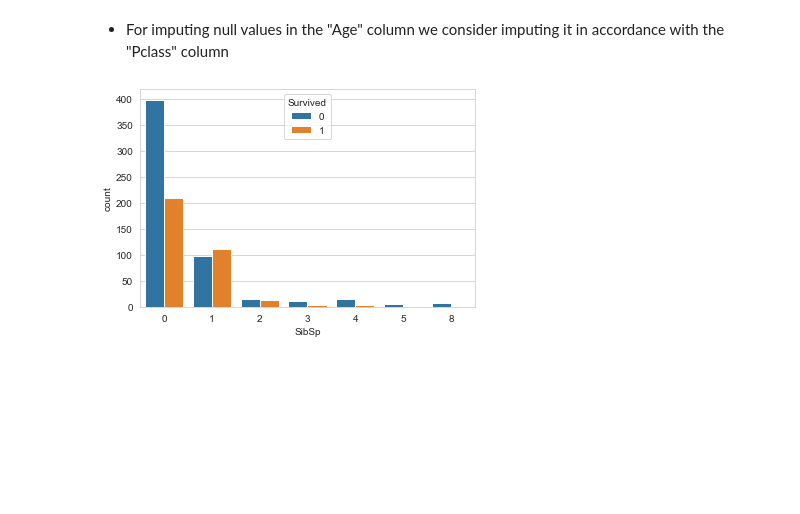
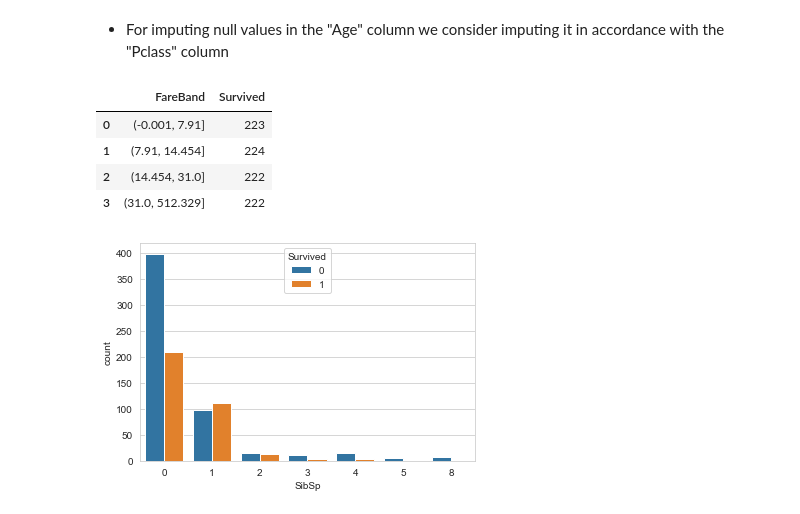
Before and after one commit to ajinkyad92/Machine_Learning_101, a Jupyter notebook: Titanic_Prediction.ipynb, the cells around one changed output. Cells and saved outputs as stored; diff of their text form; code cells hidden in the pictures; blank space fills up the shorter version.

```diff
--- a/Titanic_Prediction.ipynb
+++ b/Titanic_Prediction.ipynb
@@ -126,6 +125,15 @@ plt.show()
 [figure]
 # %% [markdown]
 - For imputing null values in the "Age" column we consider imputing it in accordance with the "Pclass" column
+# %%
+train['FareBand'] = pd.qcut(train['Fare'], 4)
+train[['FareBand', 'Survived']].groupby(['FareBand'], as_index=False).count()
+# %% [output]
+|  | FareBand | Survived |
+| 0 | (-0.001, 7.91] | 223 |
+| 1 | (7.91, 14.454] | 224 |
+| 2 | (14.454, 31.0] | 222 |
+| 3 | (31.0, 512.329] | 222 |
 # %%
 median_1 = train[train['Pclass'] == 1]['Age'].median()
 median_2 = train[train['Pclass'] == 2]['Age'].median()
```
Also changed, not shown: parts of 17 cells of this notebook.
